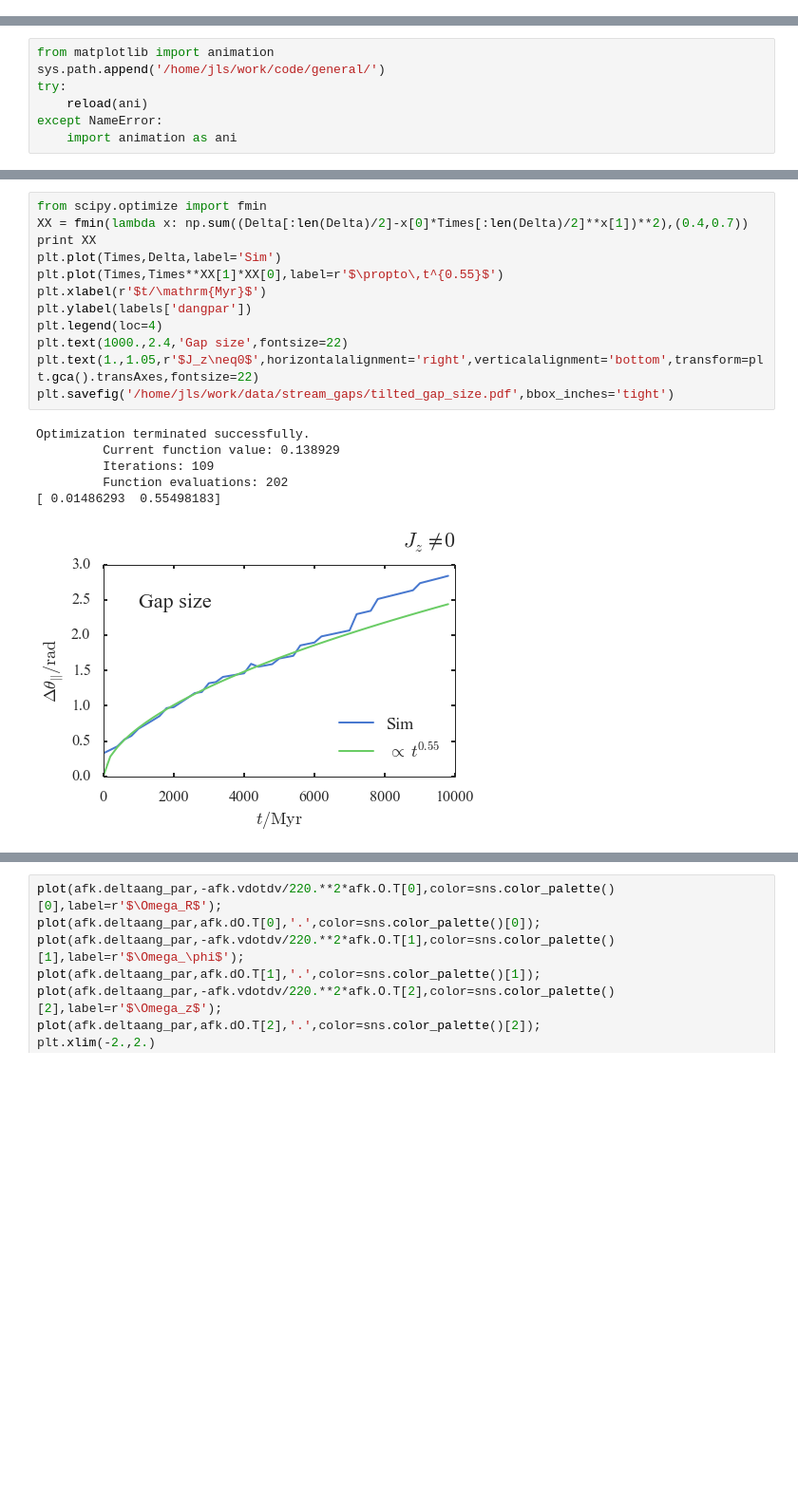
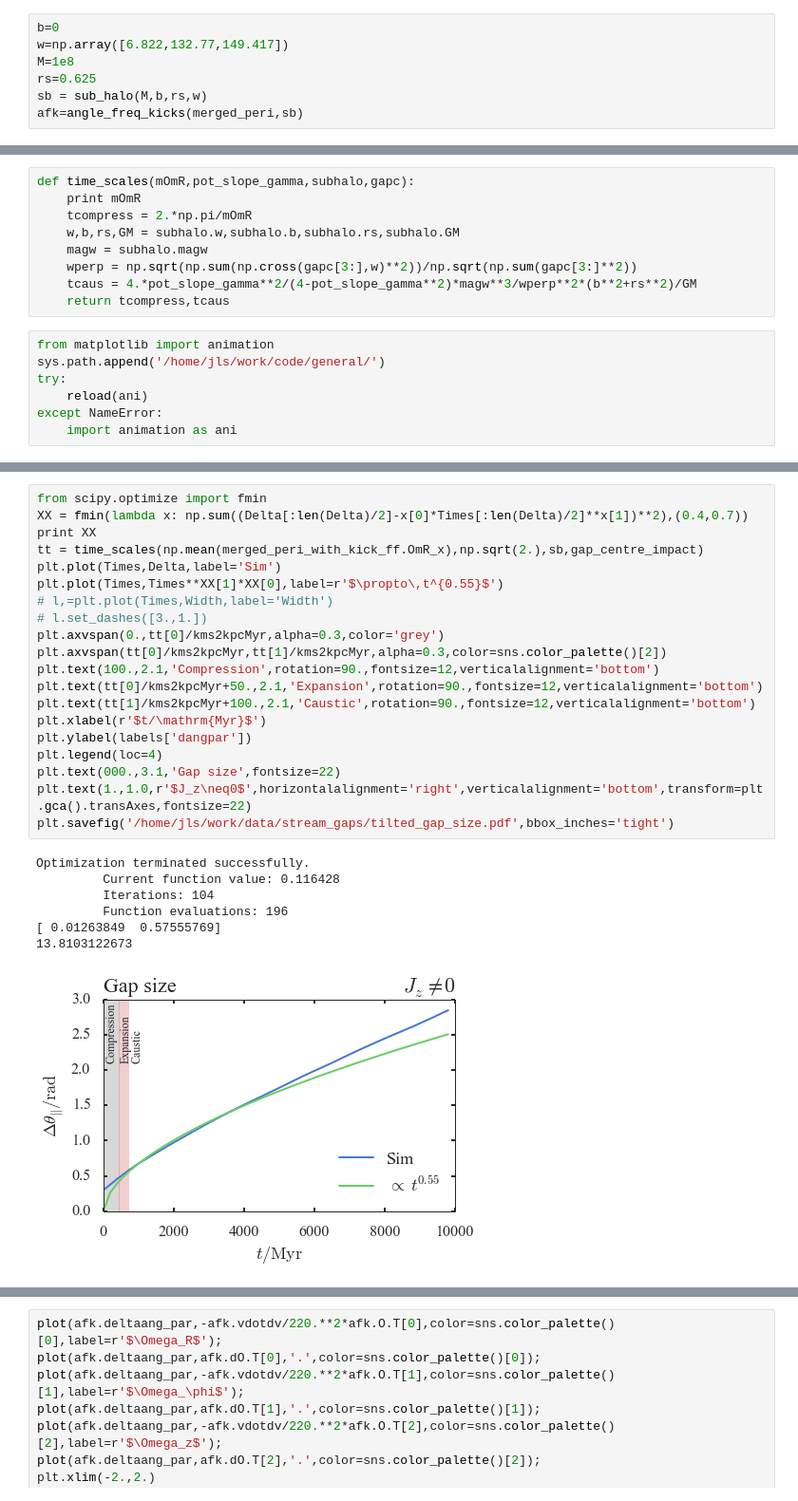
Before and after one commit to jobovy/streamgap-aa, a Jupyter notebook: py/GapsAngleFreqJz!=0.ipynb, the cells around one changed output, grey strips where cells are left out. Shown at 95% size. Drawn from its saved outputs; the diff is of its cells as text; blank space fills up the shorter version.

Commit message:
Attempts at analytic delta angle, tweaks to plots

```diff
--- a/py/GapsAngleFreqJz!=0.ipynb
+++ b/py/GapsAngleFreqJz!=0.ipynb
@@ -608,0 +618,7 @@ afk=angle_freq_kicks(merged_peri)
+# %%
+b=0
+w=np.array([6.822,132.77,149.417])
+M=1e8
+rs=0.625
+sb = sub_halo(M,b,rs,w)
+afk=angle_freq_kicks(merged_peri,sb)
@@ -747,6 +765,15 @@ plt.text(1.,1.03,r'$J_z\neq0$ orbit',horizontalalignment='right',verticalalignme
 plt.savefig('/home/jls/work/data/stream_gaps/tilted_angfreq_kicks.png',bbox_inches='tight',dpi=500)
 # %% [output]
 [figure]
+# %%
+def time_scales(mOmR,pot_slope_gamma,subhalo,gapc):
+    print mOmR
+    tcompress = 2.*np.pi/mOmR
+    w,b,rs,GM = subhalo.w,subhalo.b,subhalo.rs,subhalo.GM
+    magw = subhalo.magw
+    wperp = np.sqrt(np.sum(np.cross(gapc[3:],w)**2))/np.sqrt(np.sum(gapc[3:]**2))
+    tcaus = 4.*pot_slope_gamma**2/(4-pot_slope_gamma**2)*magw**3/wperp**2*(b**2+rs**2)/GM
+    return tcompress,tcaus
 # %%
 from matplotlib import animation
 sys.path.append('/home/jls/work/code/general/')
@@ -814,19 +869,28 @@ anim.save('angpar.mp4', writer=animation.FFMpegFileWriter(), fps=200, extra_args
 # %%
 from scipy.optimize import fmin
 XX = fmin(lambda x: np.sum((Delta[:len(Delta)/2]-x[0]*Times[:len(Delta)/2]**x[1])**2),(0.4,0.7))
 print XX
+tt = time_scales(np.mean(merged_peri_with_kick_ff.OmR_x),np.sqrt(2.),sb,gap_centre_impact)
 plt.plot(Times,Delta,label='Sim')
 plt.plot(Times,Times**XX[1]*XX[0],label=r'$\propto\,t^{0.55}$')
+# l,=plt.plot(Times,Width,label='Width')
+# l.set_dashes([3.,1.])
+plt.axvspan(0.,tt[0]/kms2kpcMyr,alpha=0.3,color='grey')
+plt.axvspan(tt[0]/kms2kpcMyr,tt[1]/kms2kpcMyr,alpha=0.3,color=sns.color_palette()[2])
+plt.text(100.,2.1,'Compression',rotation=90.,fontsize=12,verticalalignment='bottom')
+plt.text(tt[0]/kms2kpcMyr+50.,2.1,'Expansion',rotation=90.,fontsize=12,verticalalignment='bottom')
+plt.text(tt[1]/kms2kpcMyr+100.,2.1,'Caustic',rotation=90.,fontsize=12,verticalalignment='bottom')
 plt.xlabel(r'$t/\mathrm{Myr}$')
 plt.ylabel(labels['dangpar'])
 plt.legend(loc=4)
-plt.text(1000.,2.4,'Gap size',fontsize=22)
-plt.text(1.,1.05,r'$J_z\neq0$',horizontalalignment='right',verticalalignment='bottom',transform=plt.gca().transAxes,fontsize=22)
+plt.text(000.,3.1,'Gap size',fontsize=22)
+plt.text(1.,1.0,r'$J_z\neq0$',horizontalalignment='right',verticalalignment='bottom',transform=plt.gca().transAxes,fontsize=22)
 plt.savefig('/home/jls/work/data/stream_gaps/tilted_gap_size.pdf',bbox_inches='tight')
 # %% [output]
 Optimization terminated successfully.
-         Current function value: 0.138929
-         Iterations: 109
-         Function evaluations: 202
-[ 0.01486293  0.55498183]
+         Current function value: 0.116428
+         Iterations: 104
+         Function evaluations: 196
+[ 0.01263849  0.57555769]
+13.8103122673
-[figure, old version]
+[figure, new version]
```
Also changed, not shown: parts of 17 cells of this notebook, 1 other file.
